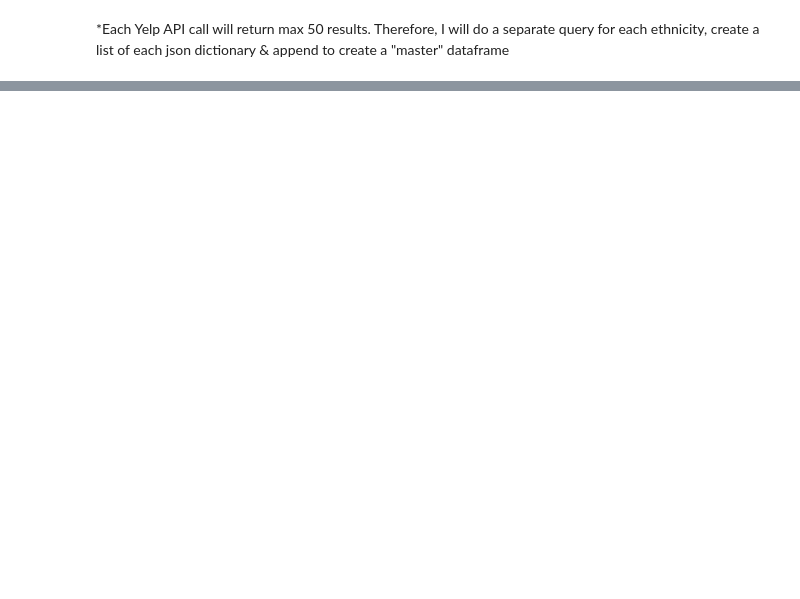
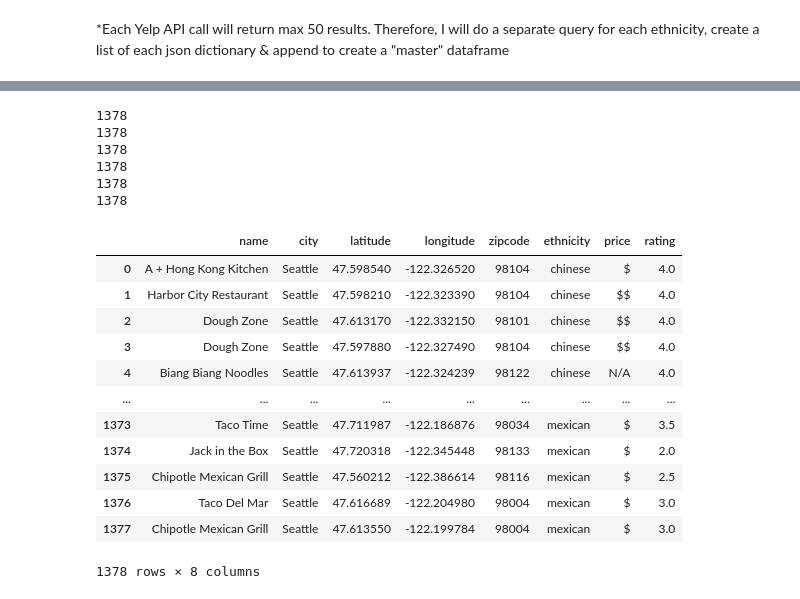
Before and after one commit to DPintacasi/teamcobra_project1, a Jupyter notebook: Scripts/SeattleRestaurants.ipynb, the cells around one changed output, grey strips where cells are left out. Saved outputs shown, nothing was run; the diff lists cells and outputs as text; code cells hidden in the pictures; blank space fills up the shorter version.

Commit message:
final seattle notebook - KD

```diff
--- a/Scripts/SeattleRestaurants.ipynb
+++ b/Scripts/SeattleRestaurants.ipynb
@@ -617,0 +551,15 @@ for business in response['businesses']:
+# %%
+# type/ethnicity of food is stored in yelp API under "categories:alias -- MUST BE ONE WORD!"
+ethnicity = ['chinese','french','greek','indian','italian','japanese','brazilian','mexican','new american','soul food','thai']
+# YELP base URL
+endpoint = 'https://api.yelp.com/v3/businesses/search'
+headers = {'Authorization': 'Bearer %s' % yelp_api}
+params = {"term": "restaurants", "location": "seattle", "limit": 50, "offset": 200, "categories": "newamerican"}
+#max results per call is 50, so add offset param ("offset": 50, 100, etc.) to get full list per ethnicity
+#"limit": 50
+
+# Pretty Print the output of JSON data
+newamerican5_response = requests.get(url=endpoint, headers=headers, params=params).json()
+newamerican5_response["Ethnicity"]="new_american"
+#print(newamerican5_response["total"])
+#print(json.dumps(newamerican1_response, indent=4, sort_keys=True))
@@ -618,3 +602,41 @@ for business in response['businesses']:
+# %%
+# create empty lists for data
+name = []
+city = []
+latitude = []
+longitude = []
+zipcode = []
+ethnicity = []
+price = []
+rating = []
+
+for i in range(len(seattle_yelp)):
+    for j in range(len(seattle_yelp[i]['businesses'])):
+        name.append(seattle_yelp[i]["businesses"][j]["name"])
+        city.append("Seattle")
+        latitude.append(seattle_yelp[i]["businesses"][j]["coordinates"]["latitude"])
+        longitude.append(seattle_yelp[i]["businesses"][j]["coordinates"]["longitude"])
+        zipcode.append(seattle_yelp[i]["businesses"][j]["location"]["zip_code"])
+        ethnicity.append((seattle_yelp[i]['Ethnicity']))
+        try:
+            price.append(seattle_yelp[i]["businesses"][j]["price"])
+        except KeyError:
+            price.append("N/A")
+        rating.append(seattle_yelp[i]["businesses"][j]["rating"])
+# %%
+print(len(name))
+print(len(city))
+print(len(latitude))
+print(len(longitude))
+print(len(zipcode))
+print(len(rating))
+# %% [output]
+1378
+1378
+1378
+1378
+1378
+1378
 # %%
 # create dictionary for restaurant data
 restaurant_dict = {
@@ -629,3 +651,18 @@ restaurant_dict = {
 # %%
 # create dataframe from dictionary data
 seattle_restaurants = pd.DataFrame(restaurant_dict)
+seattle_restaurants
+# %% [output]
+|  | name | city | latitude | longitude | zipcode | ethnicity | price | rating |
+| 0 | A + Hong Kong Kitchen | Seattle | 47.598540 | -122.326520 | 98104 | chinese | $ | 4.0 |
+| 1 | Harbor City Restaurant | Seattle | 47.598210 | -122.323390 | 98104 | chinese | $$ | 4.0 |
+| 2 | Dough Zone | Seattle | 47.613170 | -122.332150 | 98101 | chinese | $$ | 4.0 |
+| 3 | Dough Zone | Seattle | 47.597880 | -122.327490 | 98104 | chinese | $$ | 4.0 |
+| 4 | Biang Biang Noodles | Seattle | 47.613937 | -122.324239 | 98122 | chinese | N/A | 4.0 |
+| ... | ... | ... | ... | ... | ... | ... | ... | ... |
+| 1373 | Taco Time | Seattle | 47.711987 | -122.186876 | 98034 | mexican | $ | 3.5 |
+| 1374 | Jack in the Box | Seattle | 47.720318 | -122.345448 | 98133 | mexican | $ | 2.0 |
+| 1375 | Chipotle Mexican Grill | Seattle | 47.560212 | -122.386614 | 98116 | mexican | $ | 2.5 |
+| 1376 | Taco Del Mar | Seattle | 47.616689 | -122.204980 | 98004 | mexican | $ | 3.0 |
+| 1377 | Chipotle Mexican Grill | Seattle | 47.613550 | -122.199784 | 98004 | mexican | $ | 3.0 |
+1378 rows × 8 columns
```
Also changed, not shown: parts of 74 cells of this notebook.
